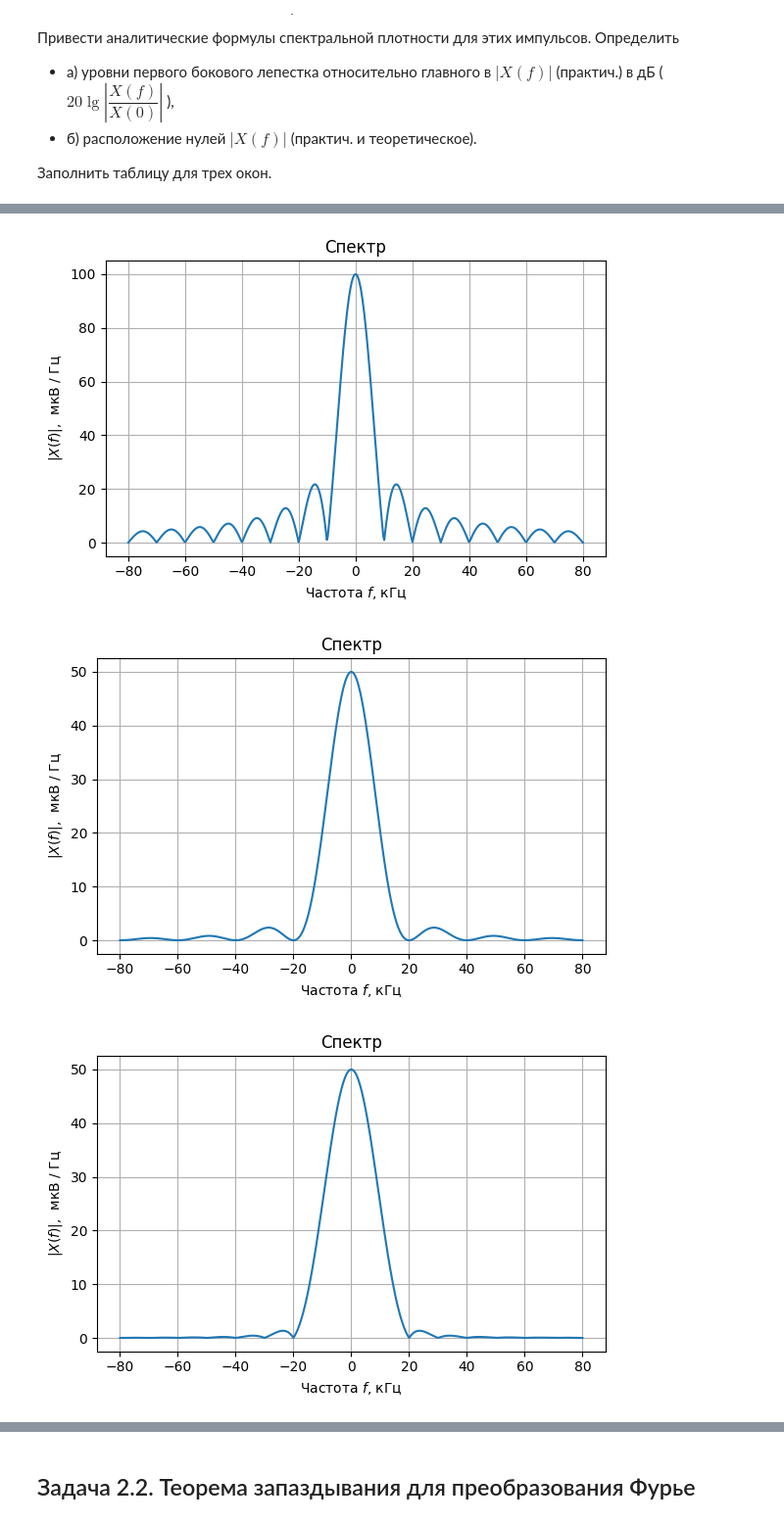
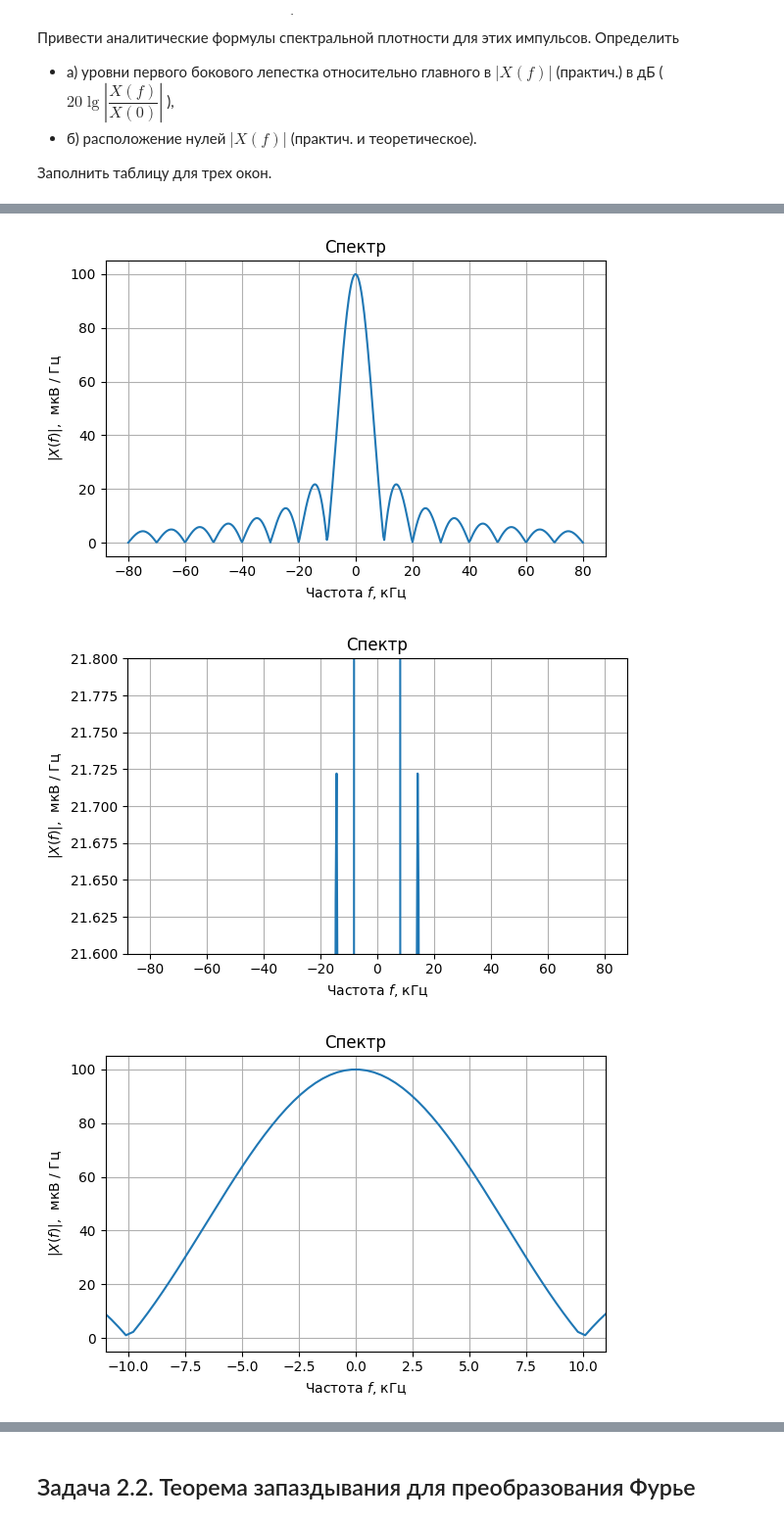
Before and after one commit to abramov-de/MIPT_RadioPhys, a Jupyter notebook: Lab1_proc.ipynb, the cells around one changed output, grey strips where cells are left out. Shown at 98% size. Drawn from its saved outputs; the diff is of its cells as text; code cells hidden in the pictures.

```diff
--- a/Lab1_proc.ipynb
+++ b/Lab1_proc.ipynb
@@ -331,7 +343,51 @@ plt.tight_layout()
 plt.grid()
 
 plt.figure(figsize=[6, 4])
+plt.plot(f_band/1e3, fourier_transform(signal=boxcar, f_band=f_band, tau=tau, t1=-tau/2, t2=tau/2, res_type="abs")*1e6)
+plt.xlabel("Частота $f$, кГц")
+plt.ylabel("$|X(f)|$,  мкВ / Гц")
+plt.title("Спектр")
+plt.tight_layout()
+plt.grid()
+plt.ylim([21.6, 21.8])
+
+plt.figure(figsize=[6, 4])
+plt.plot(f_band/1e3, fourier_transform(signal=boxcar, f_band=f_band, tau=tau, t1=-tau/2, t2=tau/2, res_type="abs")*1e6)
+plt.xlabel("Частота $f$, кГц")
+plt.ylabel("$|X(f)|$,  мкВ / Гц")
+plt.title("Спектр")
+plt.tight_layout()
+plt.grid()
+plt.xlim([-11, 11])
+
+plt.figure(figsize=[6, 4])
 plt.plot(f_band/1e3, fourier_transform(signal=triangular, f_band=f_band, tau=tau, t1=-tau/2, t2=tau/2, res_type="abs")*1e6)
+plt.xlabel("Частота $f$, кГц")
+plt.ylabel("$|X(f)|$,  мкВ / Гц")
+plt.title("Спектр")
+plt.tight_layout()
+plt.grid()
+
+plt.figure(figsize=[6, 4])
+plt.plot(f_band/1e3, fourier_transform(signal=triangular, f_band=f_band, tau=tau, t1=-tau/2, t2=tau/2, res_type="abs")*1e6)
+plt.xlabel("Частота $f$, кГц")
+plt.ylabel("$|X(f)|$,  мкВ / Гц")
+plt.title("Спектр")
+plt.tight_layout()
+plt.grid()
+plt.ylim([2.358, 2.36])
+
+plt.figure(figsize=[6, 4])
+plt.plot(f_band/1e3, fourier_transform(signal=triangular, f_band=f_band, tau=tau, t1=-tau/2, t2=tau/2, res_type="abs")*1e6)
+plt.xlabel("Частота $f$, кГц")
+plt.ylabel("$|X(f)|$,  мкВ / Гц")
+plt.title("Спектр")
+plt.tight_layout()
+plt.grid()
+plt.xlim([-21, 21])
+
+plt.figure(figsize=[6, 4])
+plt.plot(f_band/1e3, fourier_transform(signal=Hann, f_band=f_band, tau=tau, t1=-tau/2, t2=tau/2, res_type="abs")*1e6)
 plt.xlabel("Частота $f$, кГц")
 plt.ylabel("$|X(f)|$,  мкВ / Гц")
 plt.title("Спектр")
@@ -345,4 +401,5 @@ plt.ylabel("$|X(f)|$,  мкВ / Гц")
 plt.title("Спектр")
 plt.tight_layout()
 plt.grid()
+plt.ylim([1.334, 1.336])
 # %% [output]
@@ -349,4 +407,4 @@ plt.grid()
 [figure]
 [figure]
-[figure, old version]
+[figure, new version]
-[figure, old version]
+[figure, new version]
```
Also changed, not shown: parts of 6 cells of this notebook.
